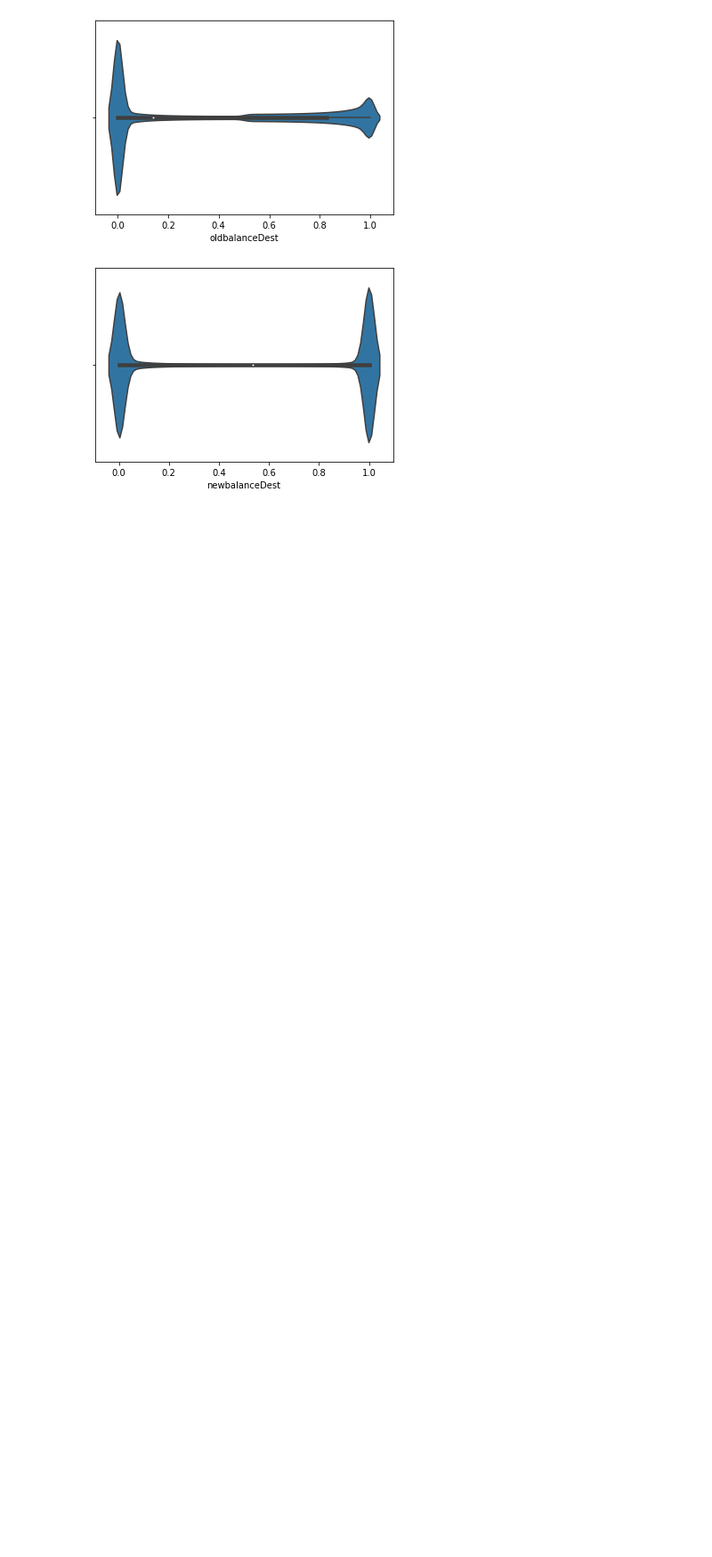
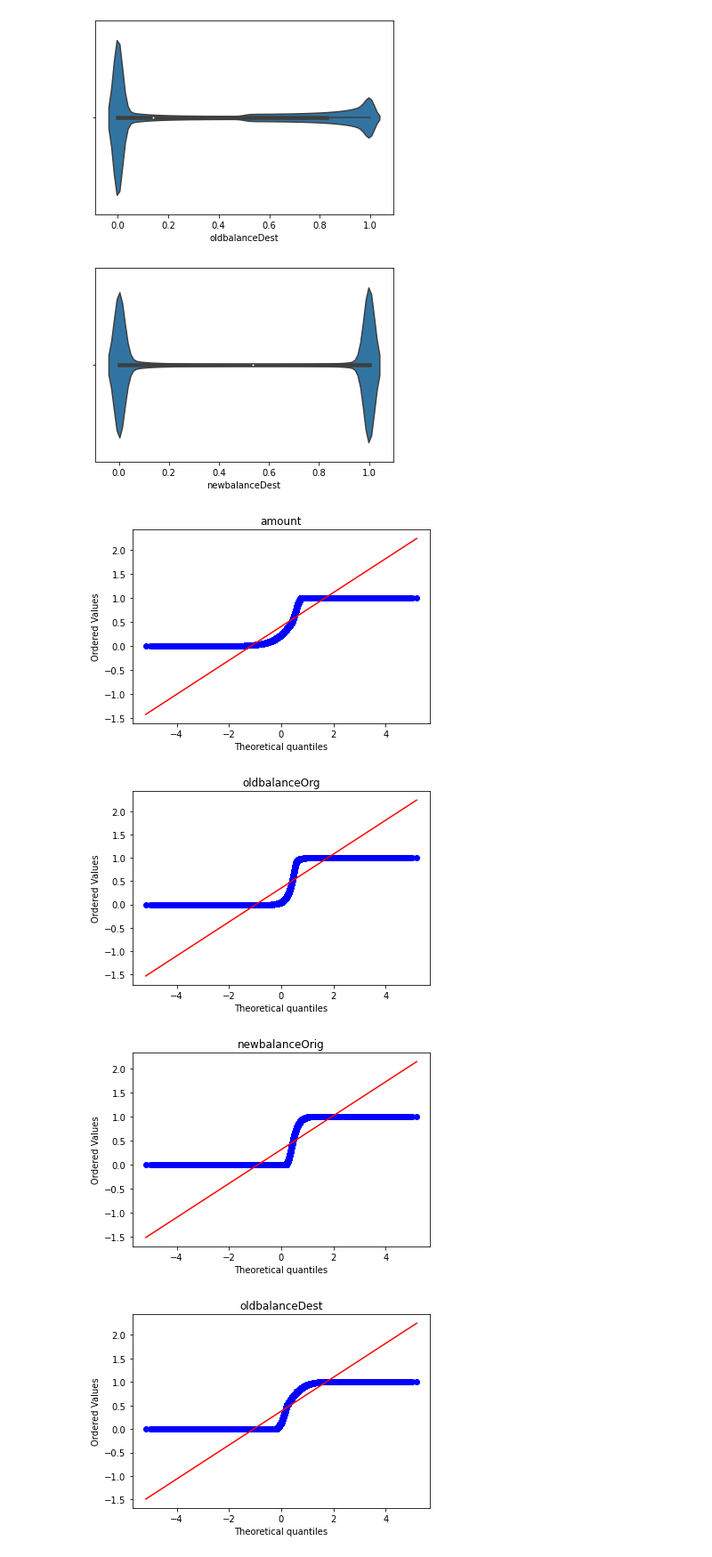
Before and after one commit to romulocrp/ml-projects, a Jupyter notebook: beg/online-payments-fraud-detection/project.ipynb, the cells around one changed output. Shown at 89% size. Drawn from its saved outputs; the diff is of its cells as text; code cells hidden in the pictures; blank space fills up the shorter version.

Commit message:
fixed q-q- plot with max normalization

```diff
--- a/beg/online-payments-fraud-detection/project.ipynb
+++ b/beg/online-payments-fraud-detection/project.ipynb
@@ -357,9 +357,14 @@ for column in columns:
 # %%
 i = 0
 columns = ["amount", "oldbalanceOrg", "newbalanceOrig", "oldbalanceDest", "newbalanceDest"]
 for column in columns:
   if i < len(columns):
-    stats.probplot(x = _num_data[0:, i], plot=plt);
+    stats.probplot(x = max_norm_num_data[0:, i], plot=plt);
     plt.title(columns[i])
     plt.show()
     i += 1
+# %% [output]
+[figure, added]
+[figure, added]
+[figure, added]
+[figure, added]
```
Also changed, not shown: parts of 1 cell of this notebook.
